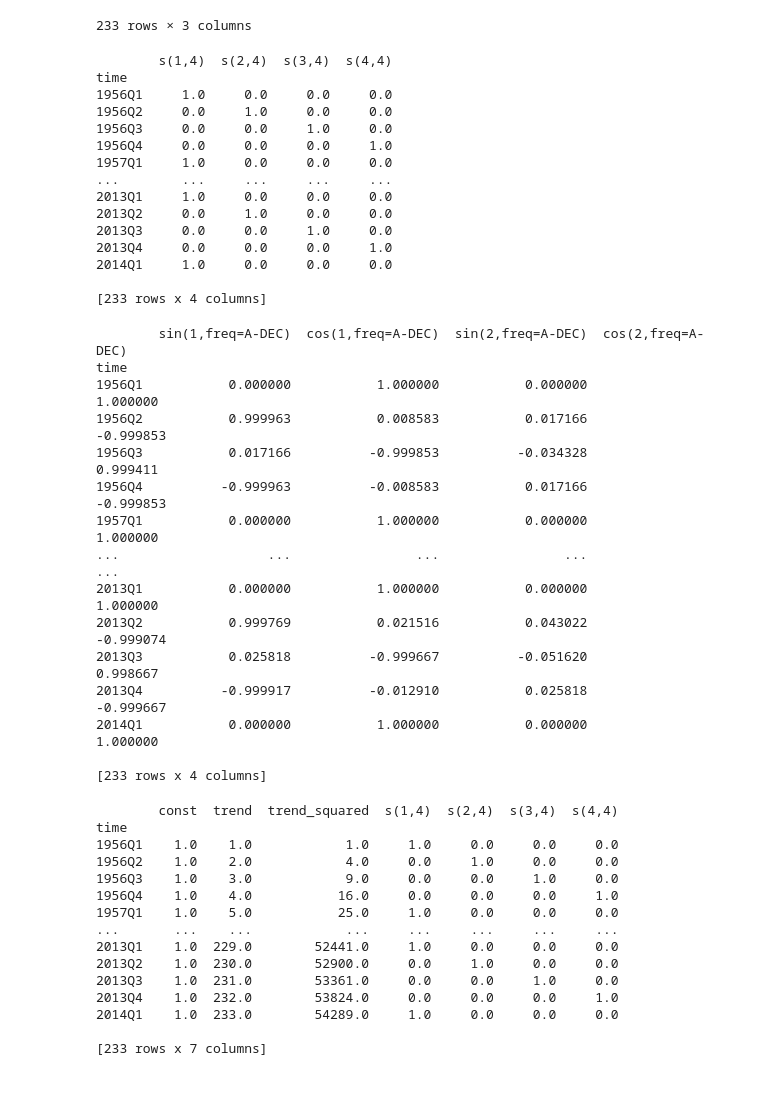
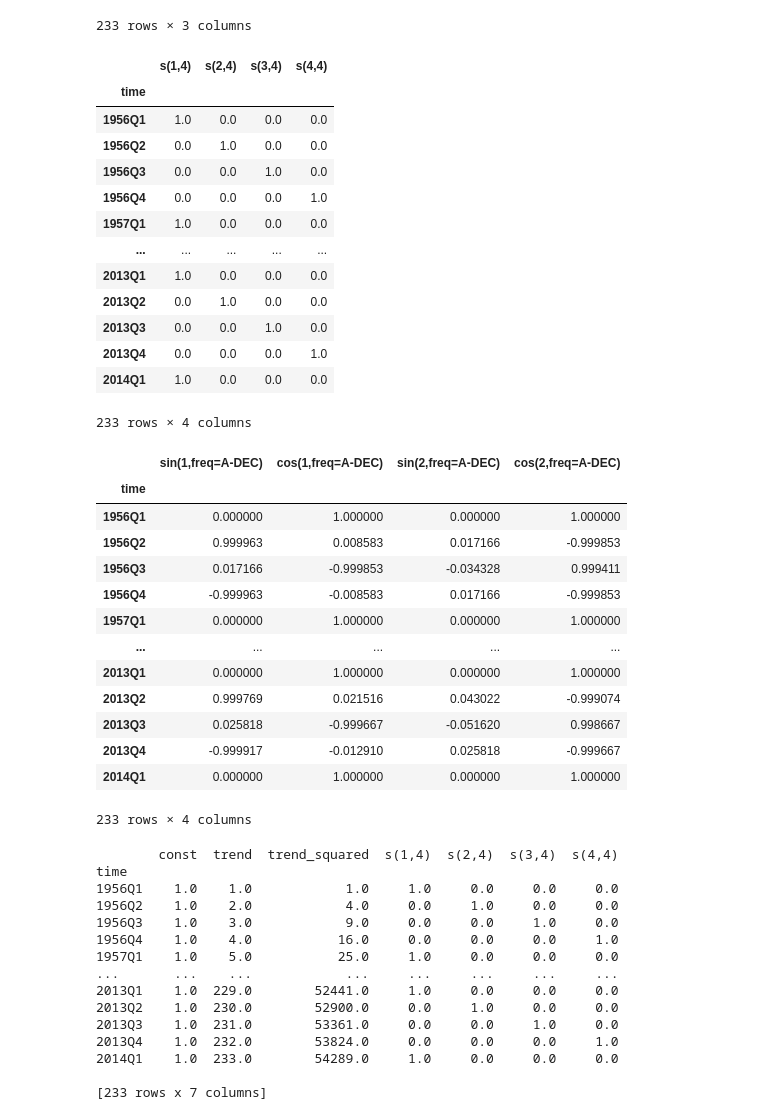
Before and after one commit to FlorinAndrei/misc, a Jupyter notebook: seasonal_features_fourier_article/cement.ipynb, the cells around one changed output. Drawn from its saved outputs; the diff is of its cells as text; code cells hidden in the pictures; blank space fills up the shorter version.

```diff
--- a/seasonal_features_fourier_article/cement.ipynb
+++ b/seasonal_features_fourier_article/cement.ipynb
@@ -280,45 +308,43 @@ trend_year
 | 2014Q1 | 1.0 | 233.0 | 54289.0 |
 233 rows × 3 columns
 # %%
-seasonal_year = DeterministicProcess(index=df.index, constant=False, seasonal=True).in_sample()
-print(seasonal_year)
+seasonal_year = DeterministicProcess(index=df.index, constant=False, seasonal=True, drop=True).in_sample()
+seasonal_year
 # %% [output]
+|  | s(1,4) | s(2,4) | s(3,4) | s(4,4) |
+| time |  |  |  |  |
+| 1956Q1 | 1.0 | 0.0 | 0.0 | 0.0 |
+| 1956Q2 | 0.0 | 1.0 | 0.0 | 0.0 |
+| 1956Q3 | 0.0 | 0.0 | 1.0 | 0.0 |
+| 1956Q4 | 0.0 | 0.0 | 0.0 | 1.0 |
+| 1957Q1 | 1.0 | 0.0 | 0.0 | 0.0 |
+| ... | ... | ... | ... | ... |
+| 2013Q1 | 1.0 | 0.0 | 0.0 | 0.0 |
+| 2013Q2 | 0.0 | 1.0 | 0.0 | 0.0 |
+| 2013Q3 | 0.0 | 0.0 | 1.0 | 0.0 |
+| 2013Q4 | 0.0 | 0.0 | 0.0 | 1.0 |
+| 2014Q1 | 1.0 | 0.0 | 0.0 | 0.0 |
-        s(1,4)  s(2,4)  s(3,4)  s(4,4)
-time
-1956Q1     1.0     0.0     0.0     0.0
-1956Q2     0.0     1.0     0.0     0.0
-1956Q3     0.0     0.0     1.0     0.0
-1956Q4     0.0     0.0     0.0     1.0
-1957Q1     1.0     0.0     0.0     0.0
-...        ...     ...     ...     ...
-2013Q1     1.0     0.0     0.0     0.0
-2013Q2     0.0     1.0     0.0     0.0
-2013Q3     0.0     0.0     1.0     0.0
-2013Q4     0.0     0.0     0.0     1.0
-2014Q1     1.0     0.0     0.0     0.0
-
-[233 rows x 4 columns]
+233 rows × 4 columns
 # %%
 cfr = CalendarFourier(freq='Y', order=2)
 seasonal_year_trig = DeterministicProcess(index=df.index, seasonal=False, additional_terms=[cfr]).in_sample()
-with pd.option_context('display.max_columns', None, 'display.expand_frame_repr', False):
-    print(seasonal_year_trig)
+#with pd.option_context('display.max_columns', None, 'display.expand_frame_repr', False):
+seasonal_year_trig
 # %% [output]
+|  | sin(1,freq=A-DEC) | cos(1,freq=A-DEC) | sin(2,freq=A-DEC) | cos(2,freq=A-DEC) |
+| time |  |  |  |  |
+| 1956Q1 | 0.000000 | 1.000000 | 0.000000 | 1.000000 |
+| 1956Q2 | 0.999963 | 0.008583 | 0.017166 | -0.999853 |
+| 1956Q3 | 0.017166 | -0.999853 | -0.034328 | 0.999411 |
+| 1956Q4 | -0.999963 | -0.008583 | 0.017166 | -0.999853 |
+| 1957Q1 | 0.000000 | 1.000000 | 0.000000 | 1.000000 |
+| ... | ... | ... | ... | ... |
+| 2013Q1 | 0.000000 | 1.000000 | 0.000000 | 1.000000 |
+| 2013Q2 | 0.999769 | 0.021516 | 0.043022 | -0.999074 |
+| 2013Q3 | 0.025818 | -0.999667 | -0.051620 | 0.998667 |
+| 2013Q4 | -0.999917 | -0.012910 | 0.025818 | -0.999667 |
+| 2014Q1 | 0.000000 | 1.000000 | 0.000000 | 1.000000 |
-        sin(1,freq=A-DEC)  cos(1,freq=A-DEC)  sin(2,freq=A-DEC)  cos(2,freq=A-DEC)
-time
-1956Q1           0.000000           1.000000           0.000000           1.000000
-1956Q2           0.999963           0.008583           0.017166          -0.999853
-1956Q3           0.017166          -0.999853          -0.034328           0.999411
-1956Q4          -0.999963          -0.008583           0.017166          -0.999853
-1957Q1           0.000000           1.000000           0.000000           1.000000
-...                   ...                ...                ...                ...
-2013Q1           0.000000           1.000000           0.000000           1.000000
-2013Q2           0.999769           0.021516           0.043022          -0.999074
-2013Q3           0.025818          -0.999667          -0.051620           0.998667
-2013Q4          -0.999917          -0.012910           0.025818          -0.999667
-2014Q1           0.000000           1.000000           0.000000           1.000000
-
-[233 rows x 4 columns]
+233 rows × 4 columns
 # %%
 X = trend_year.copy()
 X = X.join(seasonal_year)
```
Also changed, not shown: parts of 3 cells of this notebook.
